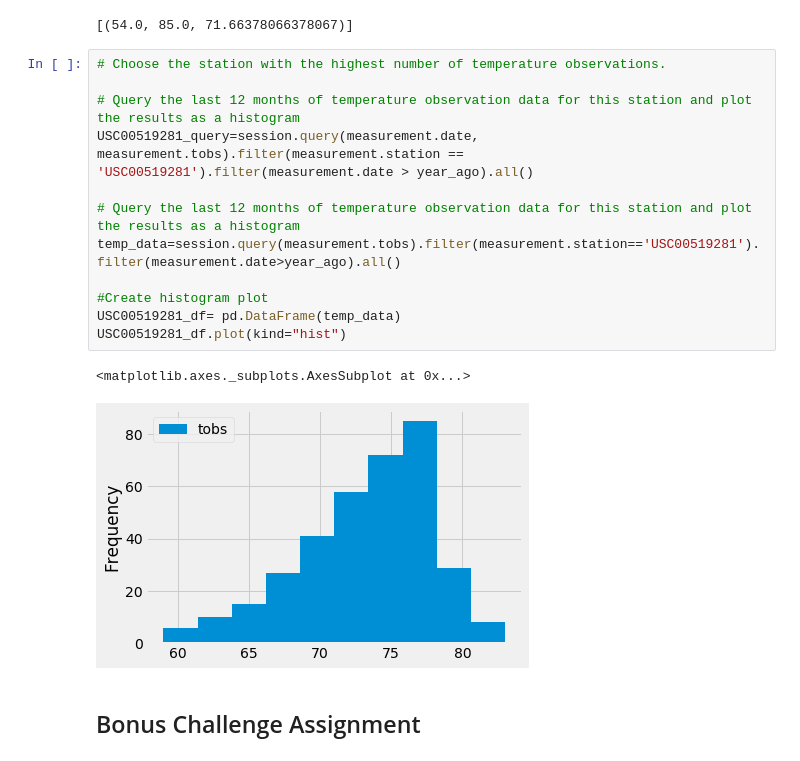
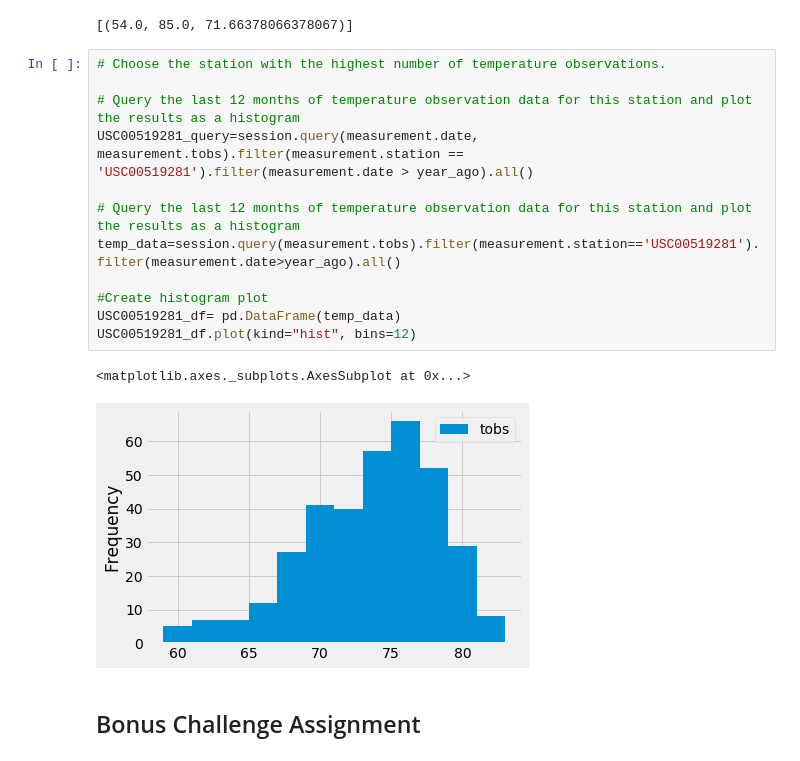
Before and after one commit to sonia589/SQLAlchemy-challenge, a Jupyter notebook: climate_analysis.ipynb, the cells around one changed output. Saved outputs shown, nothing was run; the diff lists cells and outputs as text.

```diff
--- a/climate_analysis.ipynb
+++ b/climate_analysis.ipynb
@@ -107,18 +107,18 @@ print(temp_records)
 # %%
 # Choose the station with the highest number of temperature observations.
 
 # Query the last 12 months of temperature observation data for this station and plot the results as a histogram
 USC00519281_query=session.query(measurement.date, measurement.tobs).filter(measurement.station == 'USC00519281').filter(measurement.date > year_ago).all()
 
 # Query the last 12 months of temperature observation data for this station and plot the results as a histogram
 temp_data=session.query(measurement.tobs).filter(measurement.station=='USC00519281').filter(measurement.date>year_ago).all()
 
 #Create histogram plot
 USC00519281_df= pd.DataFrame(temp_data)
-USC00519281_df.plot(kind="hist")
+USC00519281_df.plot(kind="hist", bins=12)
 # %% [output]
 <matplotlib.axes._subplots.AxesSubplot at 0x...>
-[figure, old version]
+[figure, new version]
 # %% [markdown]
 ## Bonus Challenge Assignment
 # %%
```
Also changed, not shown: 1 other file.
